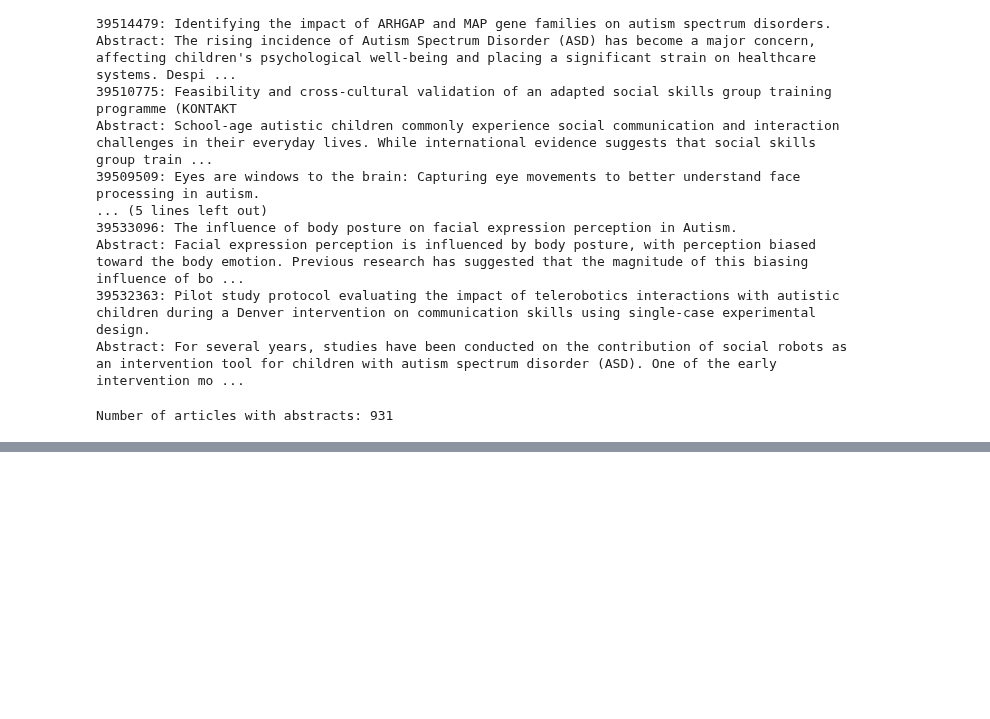
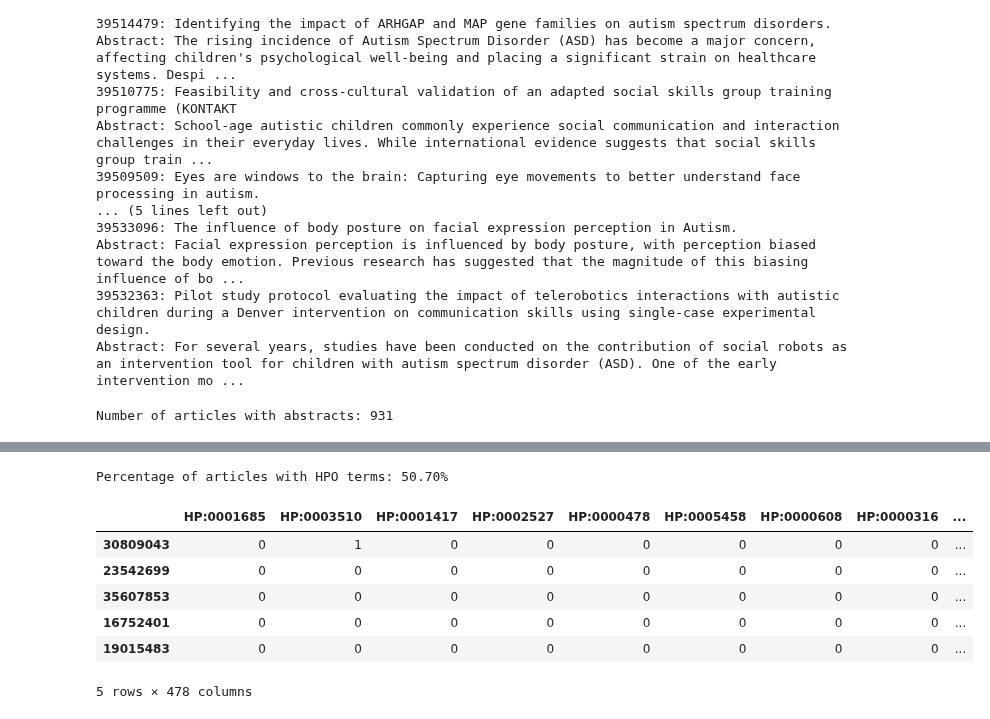
Before and after one commit to tisimpson/pbi, a Jupyter notebook: notebooks/week9/week9_lecture16_notebook2.ipynb, the cells around one changed output, grey strips where cells are left out. Saved outputs shown, nothing was run; the diff lists cells and outputs as text; code cells hidden in the pictures; blank space fills up the shorter version.

```diff
--- a/notebooks/week9/week9_lecture16_notebook2.ipynb
+++ b/notebooks/week9/week9_lecture16_notebook2.ipynb
@@ -415,0 +501,3 @@ print(table)
+# %%
+# now we can apply this function to all the articles
+articles_hpo = {pmid: nlp_article(article) for pmid, article in articles.items()}
@@ -415,0 +522,33 @@ print(table)
+# %%
+# let's look at the results from the first 10 articles
+list(articles_hpo.items())[:10]
+
+# what percentage of articles have HPO terms
+articles_with_hpo = [k for k,v in articles_hpo.items() if v]
+print(f'Percentage of articles with HPO terms: {len(articles_with_hpo)/len(articles)*100:.2f}%')
+# %% [output]
+Percentage of articles with HPO terms: 50.70%
+# %%
+# find the unique HPO terms found in the articles
+unique_hpo_terms = list(set([term for terms in articles_hpo.values() for term in terms]))
+
+# create a dataframe to store the data
+df = pd.DataFrame(index=articles.keys(), columns=unique_hpo_terms)
+
+# fill the dataframe
+for pmid, terms in articles_hpo.items():
+    df.loc[pmid, terms] = 1
+
+# fill the NaN values with 0
+df.fillna(0, inplace=True)
+
+# print the first 5 rows
+df.head()
+# %% [output]
+|  | HP:0001685 | HP:0003510 | HP:0001417 | HP:0002527 | HP:0000478 | HP:0005458 | HP:0000608 | HP:0000316 | ... |
+| 30809043 | 0 | 1 | 0 | 0 | 0 | 0 | 0 | 0 | ... |
+| 23542699 | 0 | 0 | 0 | 0 | 0 | 0 | 0 | 0 | ... |
+| 35607853 | 0 | 0 | 0 | 0 | 0 | 0 | 0 | 0 | ... |
+| 16752401 | 0 | 0 | 0 | 0 | 0 | 0 | 0 | 0 | ... |
+| 19015483 | 0 | 0 | 0 | 0 | 0 | 0 | 0 | 0 | ... |
+5 rows × 478 columns
```
Also changed, not shown: parts of 10 cells of this notebook, 1 other file.
